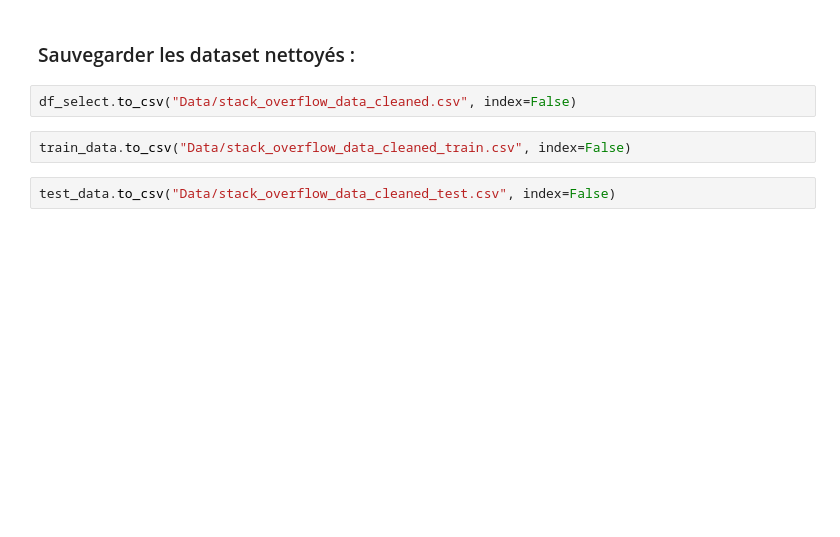
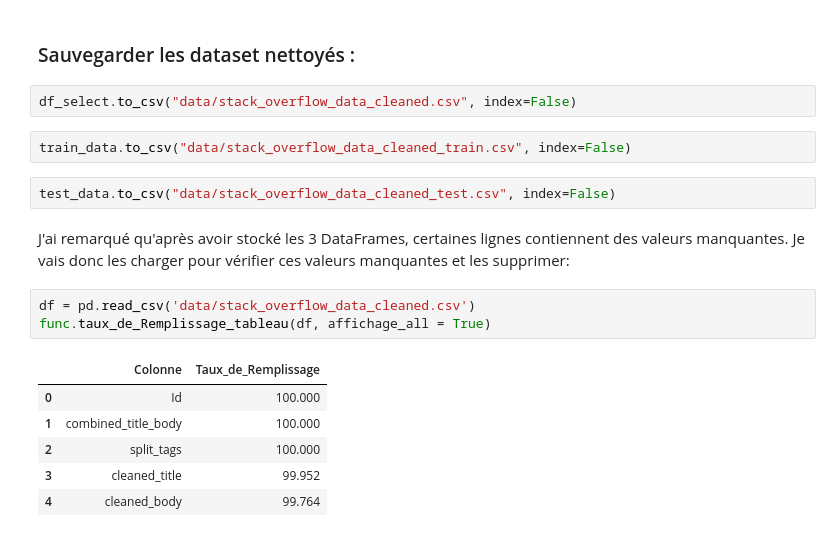
Before and after one commit to Billel-ABBAS/Categorisez-automatiquement-des-questions, a Jupyter notebook: Abbas_Billel_2_notebook_exploration_072024.ipynb, the cells around one changed output. Saved outputs shown, nothing was run; the diff lists cells and outputs as text; blank space fills up the shorter version.

```diff
--- a/Abbas_Billel_2_notebook_exploration_072024.ipynb
+++ b/Abbas_Billel_2_notebook_exploration_072024.ipynb
@@ -959,8 +942,20 @@ display(test_data.head())
 # %% [markdown]
 ### Sauvegarder les dataset nettoyés :
 # %%
-df_select.to_csv("Data/stack_overflow_data_cleaned.csv", index=False)
+df_select.to_csv("data/stack_overflow_data_cleaned.csv", index=False)
 # %%
-train_data.to_csv("Data/stack_overflow_data_cleaned_train.csv", index=False)
+train_data.to_csv("data/stack_overflow_data_cleaned_train.csv", index=False)
 # %%
-test_data.to_csv("Data/stack_overflow_data_cleaned_test.csv", index=False)
+test_data.to_csv("data/stack_overflow_data_cleaned_test.csv", index=False)
+# %% [markdown]
+J'ai remarqué qu'après avoir stocké les 3 DataFrames, certaines lignes contiennent des valeurs manquantes. Je vais donc les charger pour vérifier ces valeurs manquantes et les supprimer:
+# %%
+df = pd.read_csv('data/stack_overflow_data_cleaned.csv')
+func.taux_de_Remplissage_tableau(df, affichage_all = True)
+# %% [output]
+|  | Colonne | Taux_de_Remplissage |
+| 0 | Id | 100.000 |
+| 1 | combined_title_body | 100.000 |
+| 2 | split_tags | 100.000 |
+| 3 | cleaned_title | 99.952 |
+| 4 | cleaned_body | 99.764 |
```
Also changed, not shown: parts of 22 cells of this notebook, 27 other files.
